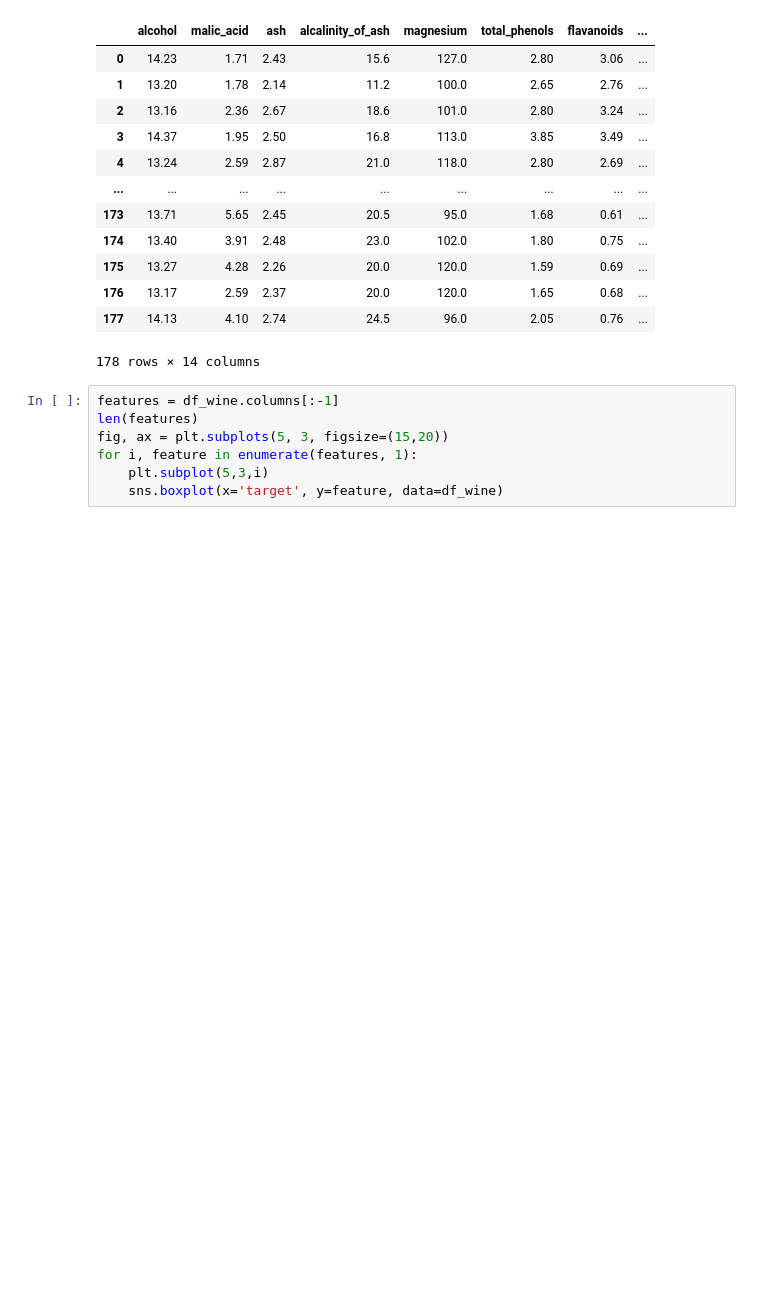
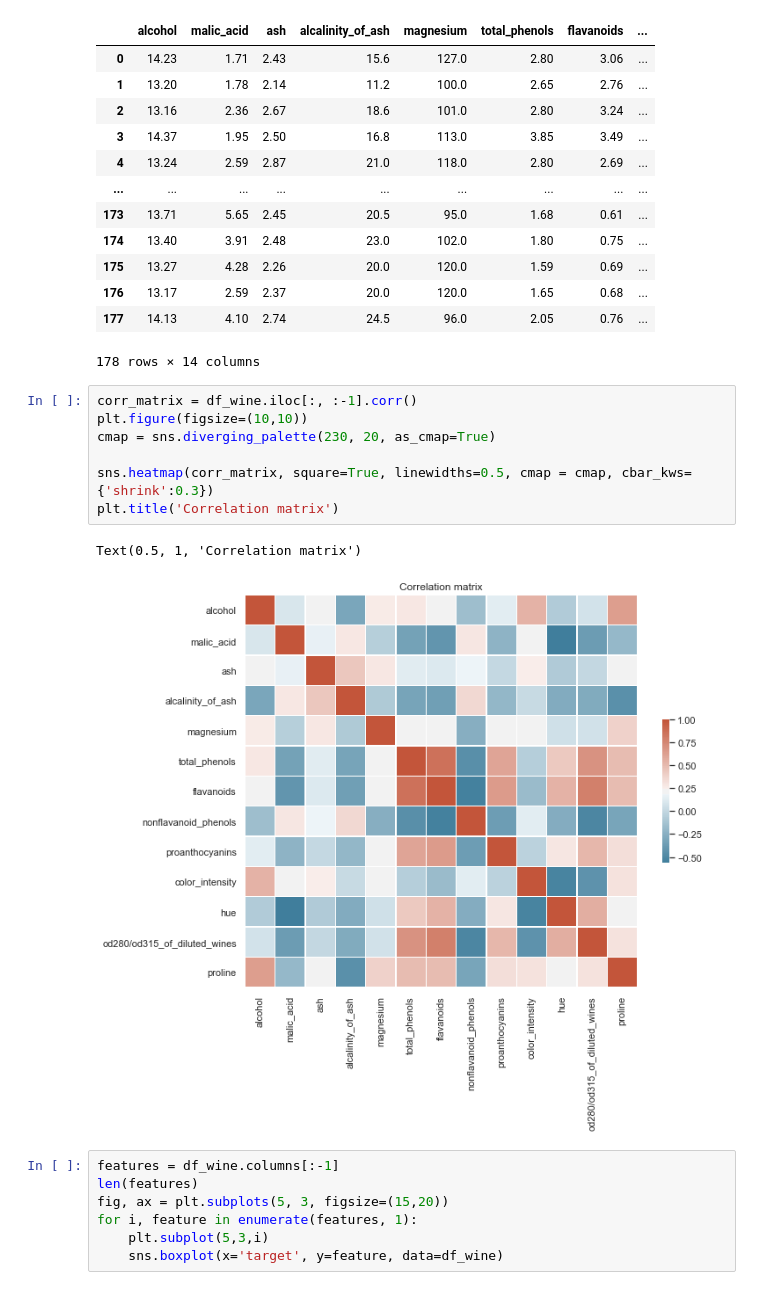
Before and after one commit to normannexo/Mathematics-notebooks, a Jupyter notebook: dataset_classics.ipynb, the cells around one changed output. Saved outputs shown, nothing was run; the diff lists cells and outputs as text; blank space fills up the shorter version.

Commit message:
added corr matrices

```diff
--- a/dataset_classics.ipynb
+++ b/dataset_classics.ipynb
@@ -37,6 +37,16 @@ df_wine
 | 176 | 13.17 | 2.59 | 2.37 | 20.0 | 120.0 | 1.65 | 0.68 | ... |
 | 177 | 14.13 | 4.10 | 2.74 | 24.5 | 96.0 | 2.05 | 0.76 | ... |
 178 rows × 14 columns
+# %%
+corr_matrix = df_wine.iloc[:, :-1].corr()
+plt.figure(figsize=(10,10))
+cmap = sns.diverging_palette(230, 20, as_cmap=True)
+
+sns.heatmap(corr_matrix, square=True, linewidths=0.5, cmap = cmap, cbar_kws={'shrink':0.3})
+plt.title('Correlation matrix')
+# %% [output]
+Text(0.5, 1, 'Correlation matrix')
+[figure, added]
 # %%
 features = df_wine.columns[:-1]
 len(features)
```
Also changed, not shown: parts of 1 cell of this notebook.
